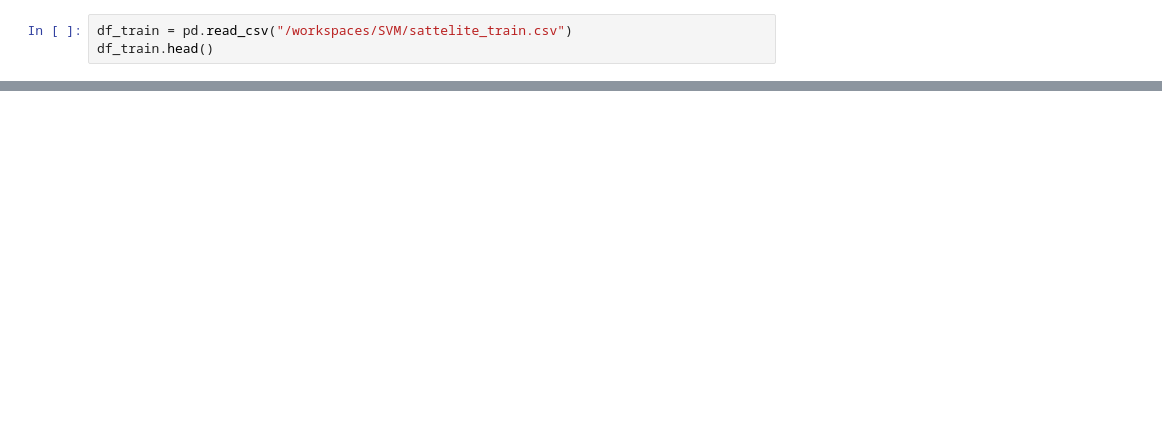
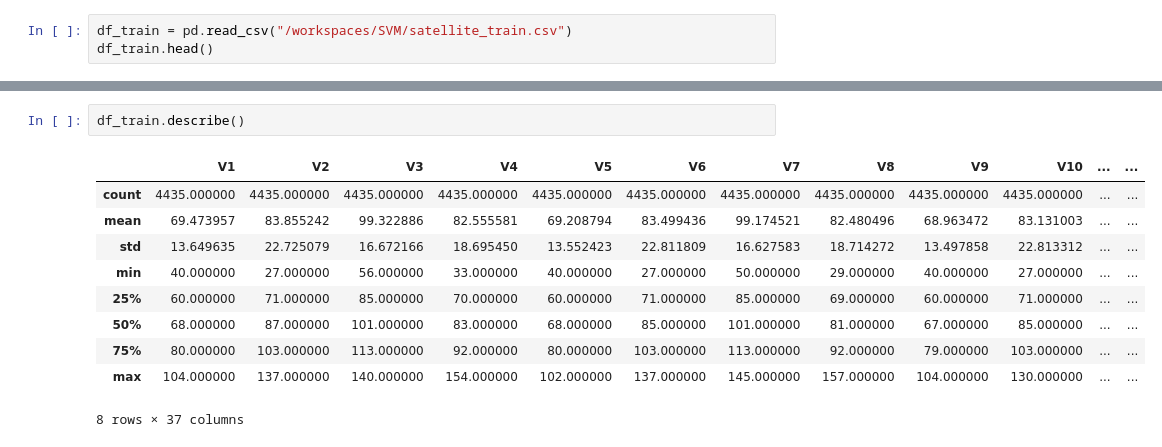
Before and after one commit to airidas23/SVM, a Jupyter notebook: SMV_Project.ipynb, the cells around one changed output, grey strips where cells are left out. Drawn from its saved outputs; the diff is of its cells as text; blank space fills up the shorter version.

```diff
--- a/SMV_Project.ipynb
+++ b/SMV_Project.ipynb
@@ -9,4 +12,4 @@ from sklearn.metrics import confusion_matrix
 # %%
-df_train = pd.read_csv("/workspaces/SVM/sattelite_train.csv")
+df_train = pd.read_csv("/workspaces/SVM/satellite_train.csv")
 df_train.head()
 # %% [output]
@@ -13,0 +34,13 @@ FileNotFoundError: [Errno 2] No such file or directory: '/workspaces/SVM/satteli
+# %%
+df_train.describe()
+# %% [output]
+|  | V1 | V2 | V3 | V4 | V5 | V6 | V7 | V8 | V9 | V10 | ... | ... |
+| count | 4435.000000 | 4435.000000 | 4435.000000 | 4435.000000 | 4435.000000 | 4435.000000 | 4435.000000 | 4435.000000 | 4435.000000 | 4435.000000 | ... | ... |
+| mean | 69.473957 | 83.855242 | 99.322886 | 82.555581 | 69.208794 | 83.499436 | 99.174521 | 82.480496 | 68.963472 | 83.131003 | ... | ... |
+| std | 13.649635 | 22.725079 | 16.672166 | 18.695450 | 13.552423 | 22.811809 | 16.627583 | 18.714272 | 13.497858 | 22.813312 | ... | ... |
+| min | 40.000000 | 27.000000 | 56.000000 | 33.000000 | 40.000000 | 27.000000 | 50.000000 | 29.000000 | 40.000000 | 27.000000 | ... | ... |
+| 25% | 60.000000 | 71.000000 | 85.000000 | 70.000000 | 60.000000 | 71.000000 | 85.000000 | 69.000000 | 60.000000 | 71.000000 | ... | ... |
+| 50% | 68.000000 | 87.000000 | 101.000000 | 83.000000 | 68.000000 | 85.000000 | 101.000000 | 81.000000 | 67.000000 | 85.000000 | ... | ... |
+| 75% | 80.000000 | 103.000000 | 113.000000 | 92.000000 | 80.000000 | 103.000000 | 113.000000 | 92.000000 | 79.000000 | 103.000000 | ... | ... |
+| max | 104.000000 | 137.000000 | 140.000000 | 154.000000 | 102.000000 | 137.000000 | 145.000000 | 157.000000 | 104.000000 | 130.000000 | ... | ... |
+8 rows × 37 columns
```
Also changed, not shown: parts of 18 cells of this notebook.
